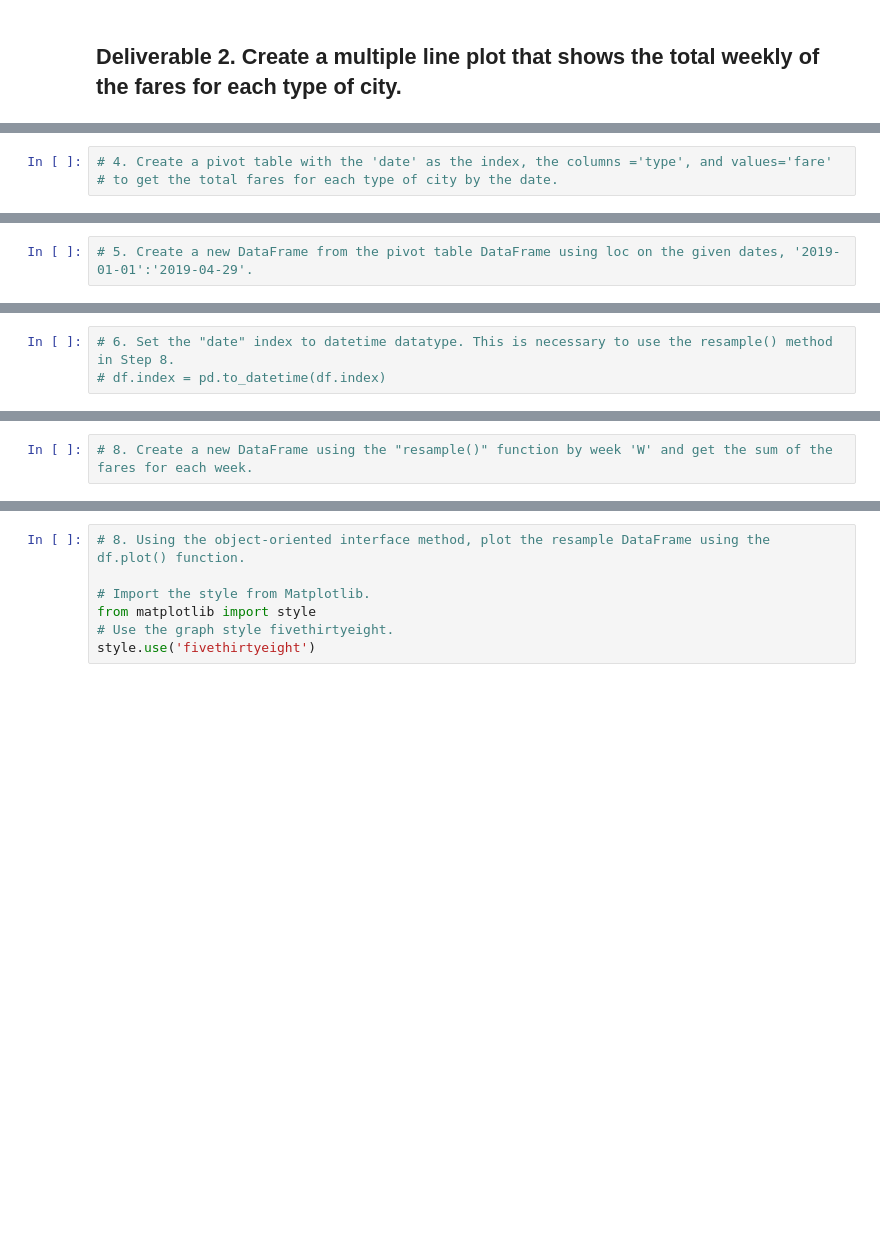
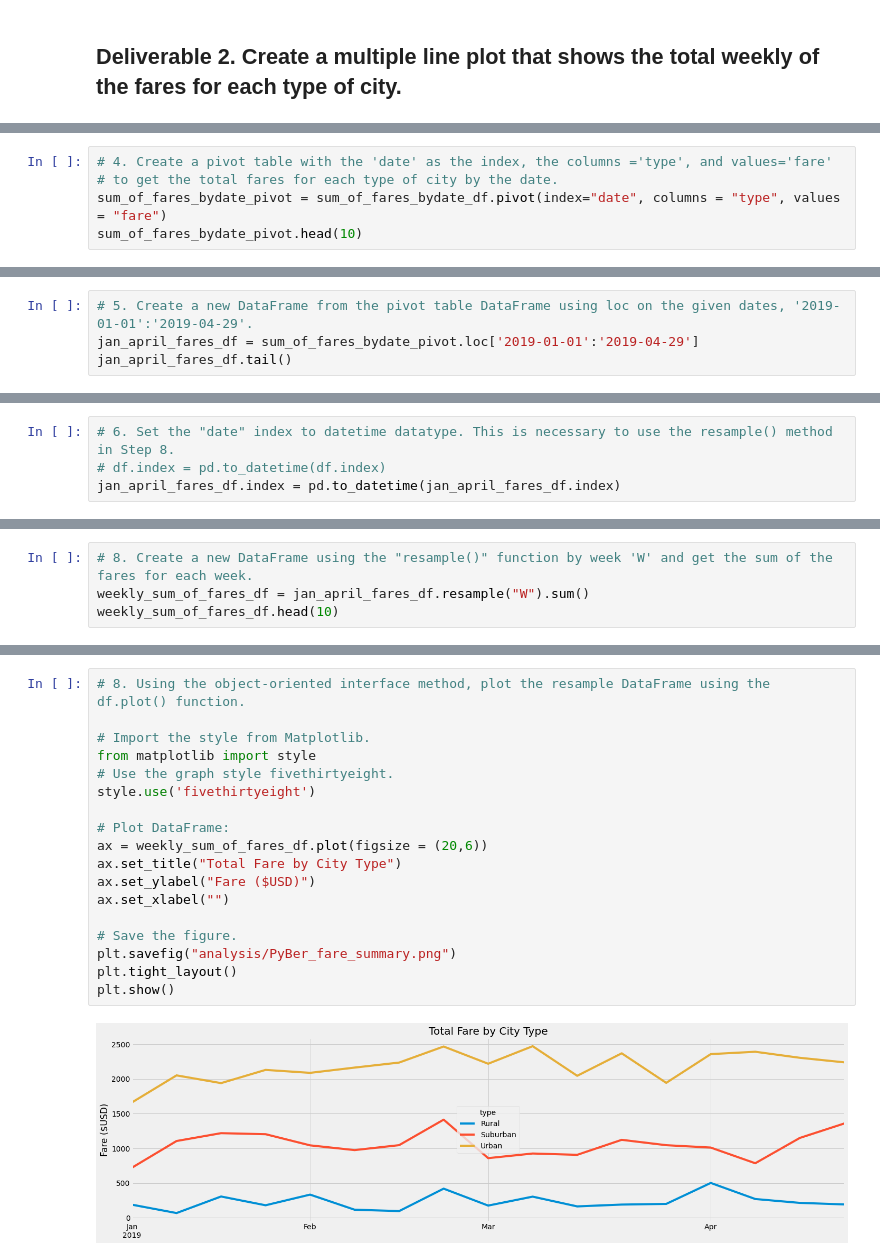
Before and after one commit to eldarias/PyBer_Analysis, a Jupyter notebook: PyBer_Challenge.ipynb, the cells around one changed output, grey strips where cells are left out. Drawn from its saved outputs; the diff is of its cells as text; blank space fills up the shorter version.

```diff
--- a/PyBer_Challenge.ipynb
+++ b/PyBer_Challenge.ipynb
@@ -132,3 +175,5 @@ pyber_summary_df
 # %%
 # 4. Create a pivot table with the 'date' as the index, the columns ='type', and values='fare'
 # to get the total fares for each type of city by the date.
+sum_of_fares_bydate_pivot = sum_of_fares_bydate_df.pivot(index="date", columns = "type", values = "fare")
+sum_of_fares_bydate_pivot.head(10)
@@ -135,2 +193,4 @@ pyber_summary_df
 # %%
 # 5. Create a new DataFrame from the pivot table DataFrame using loc on the given dates, '2019-01-01':'2019-04-29'.
+jan_april_fares_df = sum_of_fares_bydate_pivot.loc['2019-01-01':'2019-04-29']
+jan_april_fares_df.tail()
@@ -137,5 +205,6 @@ pyber_summary_df
 # %%
 # 6. Set the "date" index to datetime datatype. This is necessary to use the resample() method in Step 8.
 # df.index = pd.to_datetime(df.index)
+jan_april_fares_df.index = pd.to_datetime(jan_april_fares_df.index)
 # %%
 # 7. Check that the datatype for the index is datetime using df.info()
@@ -142,2 +223,4 @@ pyber_summary_df
 # %%
 # 8. Create a new DataFrame using the "resample()" function by week 'W' and get the sum of the fares for each week.
+weekly_sum_of_fares_df = jan_april_fares_df.resample("W").sum()
+weekly_sum_of_fares_df.head(10)
@@ -144,7 +240,20 @@ pyber_summary_df
 # %%
 # 8. Using the object-oriented interface method, plot the resample DataFrame using the df.plot() function.
 
 # Import the style from Matplotlib.
 from matplotlib import style
 # Use the graph style fivethirtyeight.
 style.use('fivethirtyeight')
+
+# Plot DataFrame:
+ax = weekly_sum_of_fares_df.plot(figsize = (20,6))
+ax.set_title("Total Fare by City Type")
+ax.set_ylabel("Fare ($USD)")
+ax.set_xlabel("")
+
+# Save the figure.
+plt.savefig("analysis/PyBer_fare_summary.png")
+plt.tight_layout()
+plt.show()
+# %% [output]
+[figure, added]
```
Also changed, not shown: parts of 8 cells of this notebook, 1 other file.
